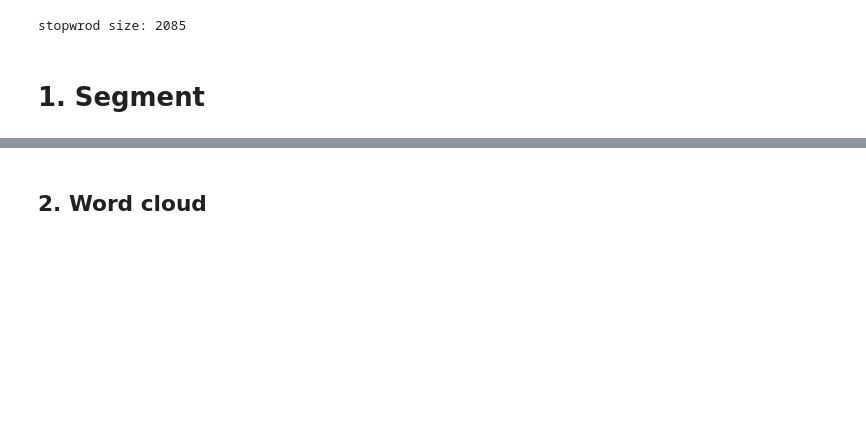
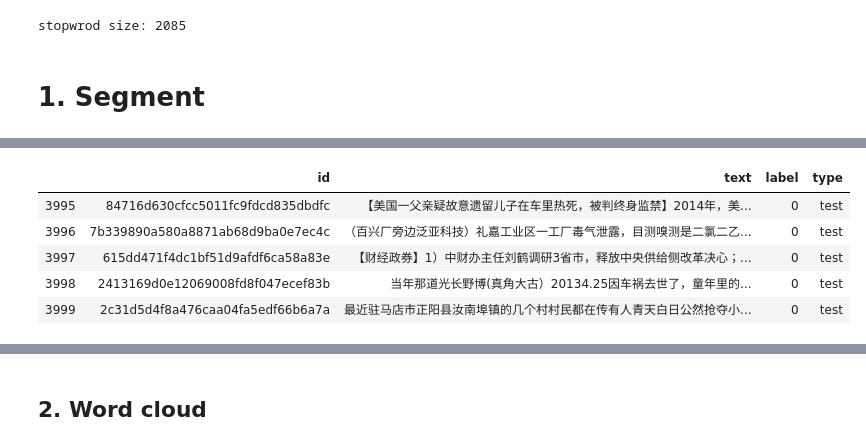
Before and after one commit to shibing624/fake-news-detector, a Jupyter notebook: docs/data_virtual.ipynb, the cells around one changed output, grey strips where cells are left out. Saved outputs shown, nothing was run; the diff lists cells and outputs as text; code cells hidden in the pictures; blank space fills up the shorter version.

```diff
--- a/docs/data_virtual.ipynb
+++ b/docs/data_virtual.ipynb
@@ -19,3 +31,12 @@ stopwrod size: 2085
+# %%
+df_data.tail()
+# %% [output]
+|  | id | text | label | type |
+| 3995 | 84716d630cfcc5011fc9fdcd835dbdfc | 【美国一父亲疑故意遗留儿子在车里热死，被判终身监禁】2014年，美... | 0 | test |
+| 3996 | 7b339890a580a8871ab68d9ba0e7ec4c | （百兴厂旁边泛亚科技）礼嘉工业区一工厂毒气泄露，目测嗅测是二氯二乙... | 0 | test |
+| 3997 | 615dd471f4dc1bf51d9afdf6ca58a83e | 【财经政券】1）中财办主任刘鹤调研3省市，释放中央供给侧改革决心；... | 0 | test |
+| 3998 | 2413169d0e12069008fd8f047ecef83b | 当年那道光长野博(真角大古）20134.25因车祸去世了，童年里的... | 0 | test |
+| 3999 | 2c31d5d4f8a476caa04fa5edf66b6a7a | 最近驻马店市正阳县汝南埠镇的几个村村民都在传有人青天白日公然抢夺小... | 0 | test |
 # %%
 df_all = pd.read_pickle(config.ngram_feature_path)
 print('df_all.shape: ', df_all.shape)
```
Also changed, not shown: parts of 8 cells of this notebook, 7 other files.
